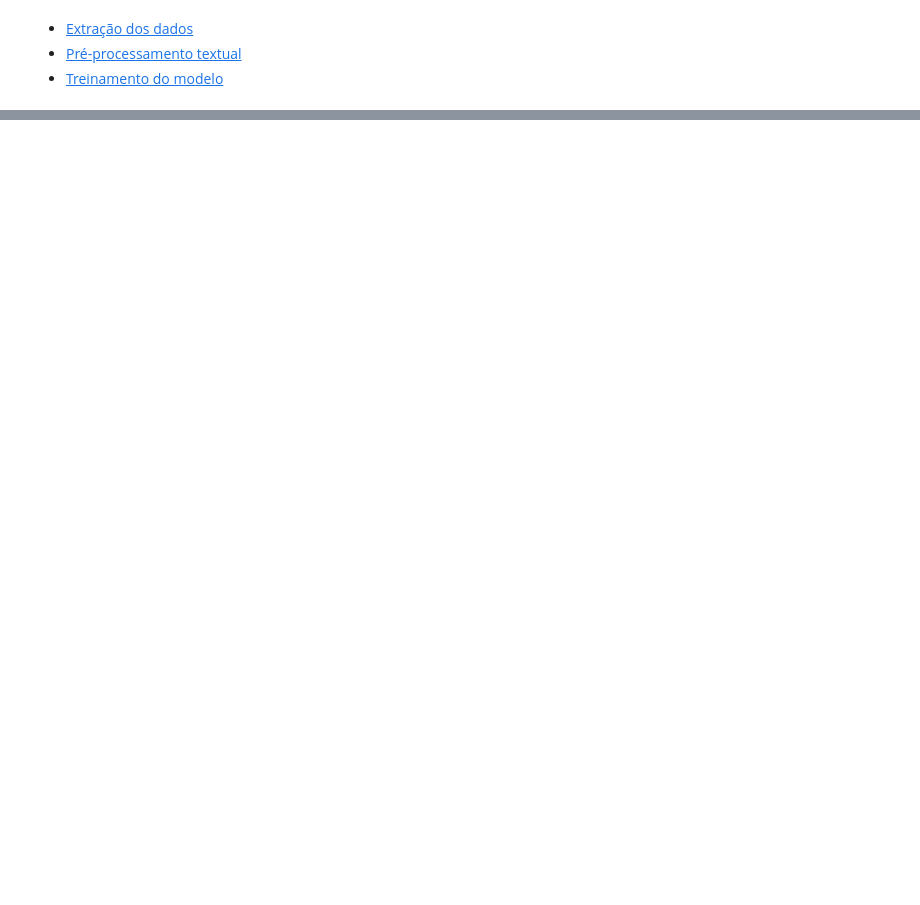
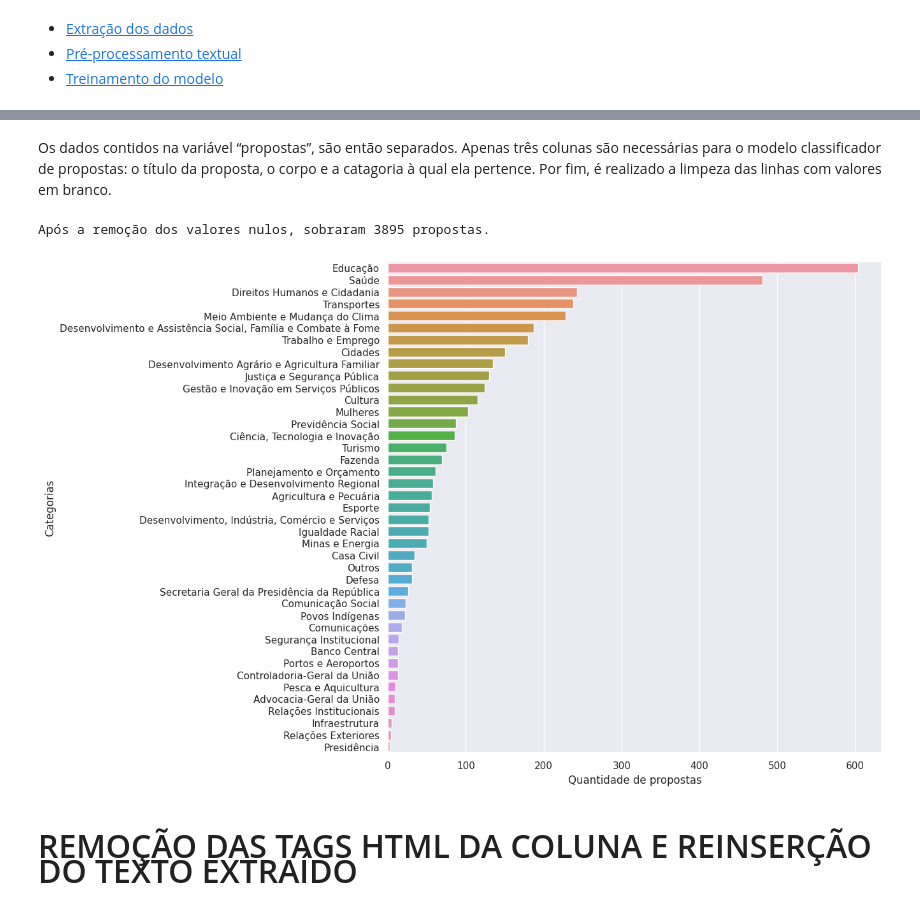
Before and after one commit to ResidenciaTICBrisa/BP-Classificador-de-Propostas, a Jupyter notebook: processo_de_desenvolvimento.ipynb, the cells around one changed output, grey strips where cells are left out. Saved outputs shown, nothing was run; the diff lists cells and outputs as text; code cells hidden in the pictures; blank space fills up the shorter version.

```diff
--- a/processo_de_desenvolvimento.ipynb
+++ b/processo_de_desenvolvimento.ipynb
@@ -121,0 +62,5 @@ No caso, podemos trabalhar com o dados estruturados, que são dados organizados
+# %%
+# Lê as propostas com o Pandas
+propostas = pd.read_csv("data_extraction/brasilparticipativo.presidencia.gov.br-open-data-proposals.csv", delimiter=";")
+
+propostas.head()
@@ -121,0 +81,8 @@ No caso, podemos trabalhar com o dados estruturados, que são dados organizados
+# %%
+# Seleciona apenas as colunas importantes
+propostas = pd.DataFrame(propostas, columns=['category/name/pt-BR','title/pt-BR','body/pt-BR'])
+
+# Retira as linhas que estao vazias
+propostas = propostas.dropna()
+
+propostas.head()
@@ -121,0 +96,21 @@ No caso, podemos trabalhar com o dados estruturados, que são dados organizados
+# %% [markdown]
+Os dados contidos na variável “propostas”, são então separados. Apenas três colunas são necessárias para o modelo classificador de propostas: o título da proposta, o corpo e a catagoria à qual ela pertence. Por fim, é realizado a limpeza das linhas com valores em branco.
+# %%
+print(f'Após a remoção dos valores nulos, sobraram {len(propostas)} propostas.')
+# %% [output]
+Após a remoção dos valores nulos, sobraram 3895 propostas.
+# %%
+# Biblioteca pra visualização de gráficos
+import seaborn as sns
+
+sns.set(font_scale=1.0) # Definindo tamanho da fonte
+counts = propostas.groupby(["category/name/pt-BR"])["category/name/pt-BR"].count()  # Contando valores por categoria
+counts.sort_values(ascending=False, inplace=True) # Ordenando valores
+
+ax = sns.barplot(y=counts.index, x=counts)  # Criando gráfico
+ax.set(xlabel='Quantidade de propostas', ylabel='Categorias')
+ax.figure.set_size_inches(10, 10)
+# %% [output]
+[figure, added]
+# %% [markdown]
+<h3 style="font-size:2rem;">REMOÇÃO DAS TAGS HTML DA COLUNA E REINSERÇÃO DO TEXTO EXTRAÍDO</h3>
```
Also changed, not shown: parts of 59 cells of this notebook, 1 other file.
